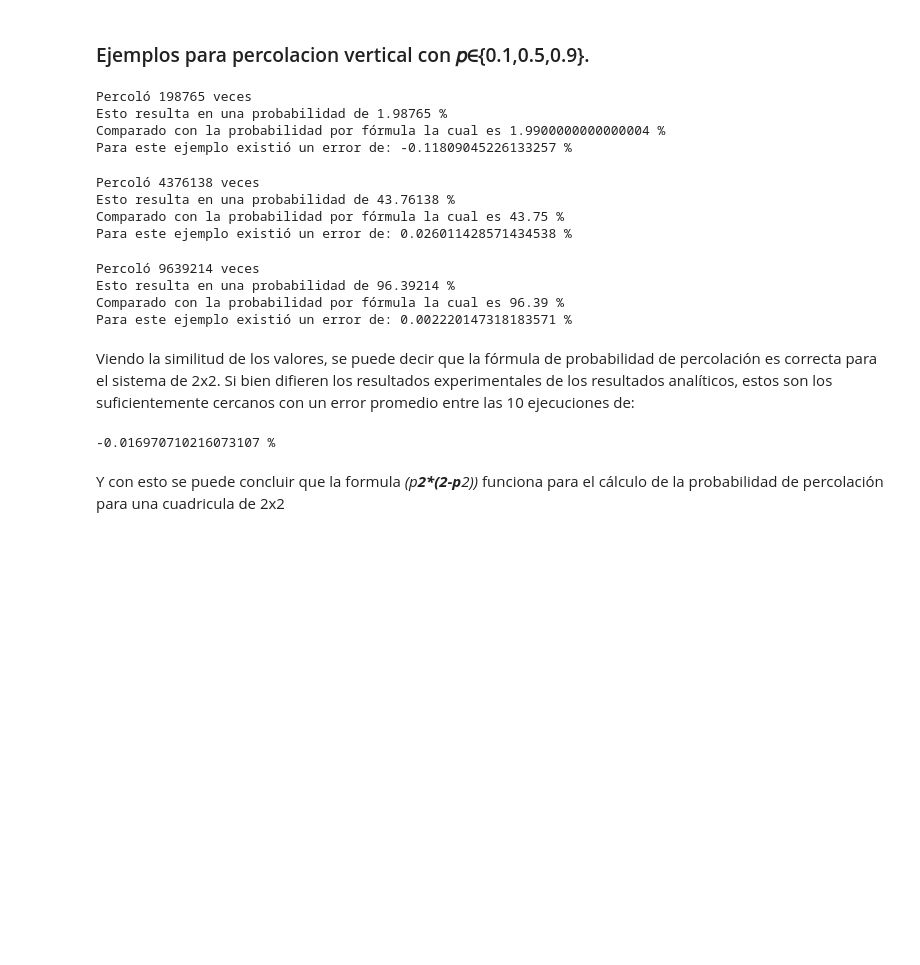
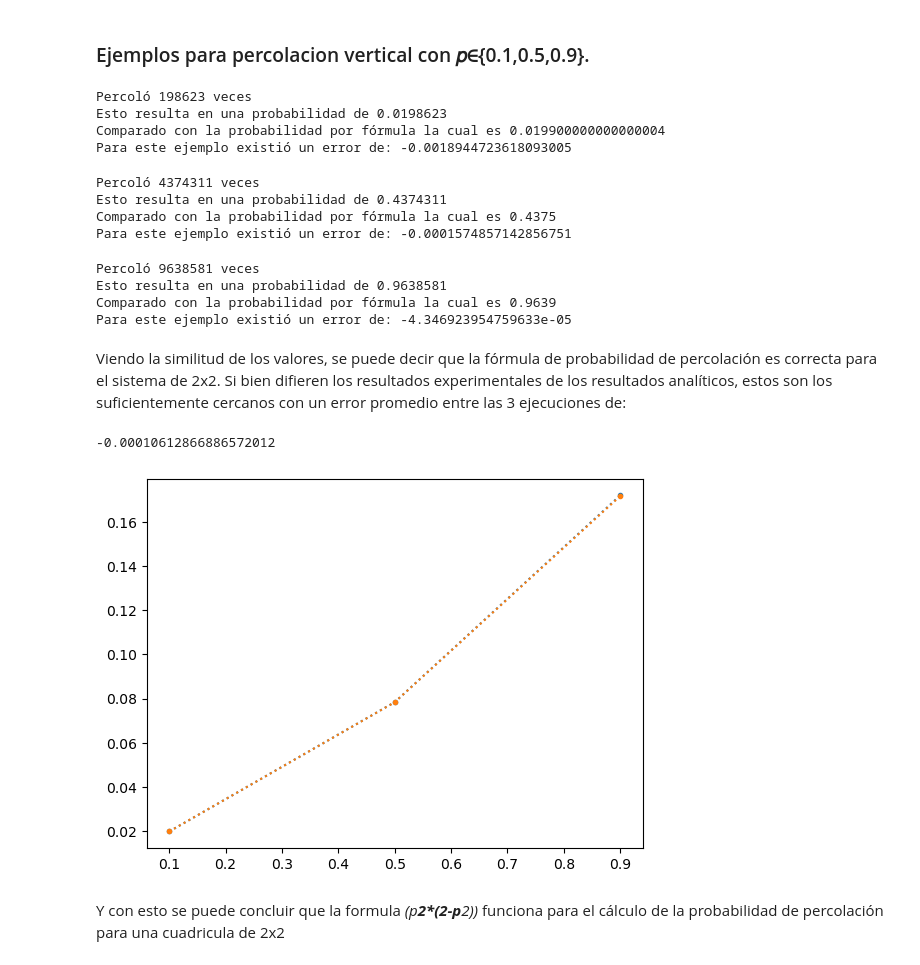
Before and after one commit to MrMeowdyRowdy/SistemasDeDistribucionDiscretos, a Jupyter notebook: PercolationE1.ipynb, the cells around one changed output. Saved outputs shown, nothing was run; the diff lists cells and outputs as text; code cells hidden in the pictures; blank space fills up the shorter version.

Commit message:
Percolación terminada

```diff
--- a/PercolationE1.ipynb
+++ b/PercolationE1.ipynb
@@ -147,18 +148,18 @@ for i in range (j):
     if mainVertical(n,p):
         contador=contador+1
 
-PAnalitica=(p**n*(n-p**n))*100
-PExperim=(contador/j)*100
-e1=(((PExperim)-PAnalitica)/(PAnalitica))*100
+PAnalitica1=(p**n*(n-p**n))
+PExperim1=(contador/j)
+e1=(((PExperim1)-PAnalitica1)/(PAnalitica1))
 print("Percoló", contador, "veces")
-print("Esto resulta en una probabilidad de", PExperim,"%")
-print("Comparado con la probabilidad por fórmula la cual es", PAnalitica,"%")
-print("Para este ejemplo existió un error de:" , e1 ,"%")
+print("Esto resulta en una probabilidad de", PExperim1)
+print("Comparado con la probabilidad por fórmula la cual es", PAnalitica1)
+print("Para este ejemplo existió un error de:" , e1)
 # %% [output]
-Percoló 198765 veces
-Esto resulta en una probabilidad de 1.98765 %
-Comparado con la probabilidad por fórmula la cual es 1.9900000000000004 %
-Para este ejemplo existió un error de: -0.11809045226133257 %
+Percoló 198623 veces
+Esto resulta en una probabilidad de 0.0198623
+Comparado con la probabilidad por fórmula la cual es 0.019900000000000004
+Para este ejemplo existió un error de: -0.0018944723618093005
 # %%
 ## para 0.5
 
@@ -170,18 +171,18 @@ for i in range (j):
     if mainVertical(n,p):
         contador=contador+1
 
-PAnalitica=(p**n*(n-p**n))*100
-PExperim=(contador/j)*100
-e5=(((PExperim)-PAnalitica)/(PAnalitica))*100
+PAnalitica2=(p**n*(n-p**n))
+PExperim2=(contador/j)
+e5=(((PExperim2)-PAnalitica2)/(PAnalitica2))
 print("Percoló", contador, "veces")
-print("Esto resulta en una probabilidad de", PExperim,"%")
-print("Comparado con la probabilidad por fórmula la cual es", PAnalitica,"%")
-print("Para este ejemplo existió un error de:" , e5,"%")
+print("Esto resulta en una probabilidad de", PExperim2)
+print("Comparado con la probabilidad por fórmula la cual es", PAnalitica2)
+print("Para este ejemplo existió un error de:" , e5)
 # %% [output]
-Percoló 4376138 veces
-Esto resulta en una probabilidad de 43.76138 %
-Comparado con la probabilidad por fórmula la cual es 43.75 %
-Para este ejemplo existió un error de: 0.026011428571434538 %
+Percoló 4374311 veces
+Esto resulta en una probabilidad de 0.4374311
+Comparado con la probabilidad por fórmula la cual es 0.4375
+Para este ejemplo existió un error de: -0.0001574857142856751
 # %%
 ## para 0.9
 
@@ -193,25 +194,35 @@ for i in range (j):
     if mainVertical(n,p):
         contador=contador+1
 
-PAnalitica=(p**n*(n-p**n))*100
-PExperim=(contador/j)*100
-e9=(((PExperim)-PAnalitica)/(PAnalitica))*100
+PAnalitica3=(p**n*(n-p**n))
+PExperim3=(contador/j)
+e9=(((PExperim3)-PAnalitica3)/(PAnalitica3))
 print("Percoló", contador, "veces")
-print("Esto resulta en una probabilidad de", PExperim,"%")
-print("Comparado con la probabilidad por fórmula la cual es", PAnalitica,"%")
-print("Para este ejemplo existió un error de:" , e9,"%")
+print("Esto resulta en una probabilidad de", PExperim3)
+print("Comparado con la probabilidad por fórmula la cual es", PAnalitica3)
+print("Para este ejemplo existió un error de:" , e9)
 # %% [output]
-Percoló 9639214 veces
-Esto resulta en una probabilidad de 96.39214 %
-Comparado con la probabilidad por fórmula la cual es 96.39 %
-Para este ejemplo existió un error de: 0.002220147318183571 %
+Percoló 9638581 veces
+Esto resulta en una probabilidad de 0.9638581
+Comparado con la probabilidad por fórmula la cual es 0.9639
+Para este ejemplo existió un error de: -4.346923954759633e-05
 # %% [markdown]
-Viendo la similitud de los valores, se puede decir que la fórmula de probabilidad de percolación es correcta para el sistema de 2x2. Si bien difieren los resultados experimentales de los resultados analíticos, estos son los suficientemente cercanos con un error promedio entre las 10 ejecuciones de:
+Viendo la similitud de los valores, se puede decir que la fórmula de probabilidad de percolación es correcta para el sistema de 2x2. Si bien difieren los resultados experimentales de los resultados analíticos, estos son los suficientemente cercanos con un error promedio entre las 3 ejecuciones de:
 # %%
-ErrorP=(e1+e2+e3+e4+e5+e6+e7+e8+e9)
-print((ErrorP/9),"%")
+ErrorP=(e1+e5+e9)
+print((ErrorP/3))
+## pA siendo la probabilidad Analitica y pE la probabilidad calculada por simulación
+import matplotlib.pyplot as plt
+pA=[PAnalitica1,PAnalitica2,PAnalitica3]
+pE=[PExperim1,PExperim2,PExperim3]
+p=[0.1,0.5,0.9]
+plt.plot(p,pA,'.',linestyle='dotted')
+plt.plot(p,pE,'.',linestyle='dotted')
+
+plt.show()
 # %% [output]
--0.016970710216073107 %
+-0.00010612866886572012
+[figure, added]
 # %% [markdown]
 Y con esto se puede concluir que la formula _(p**2*(2-p**2))_ funciona para el cálculo de la probabilidad de percolación para una cuadricula de 2x2
 # %% [markdown]
```
Also changed, not shown: parts of 15 cells of this notebook.
